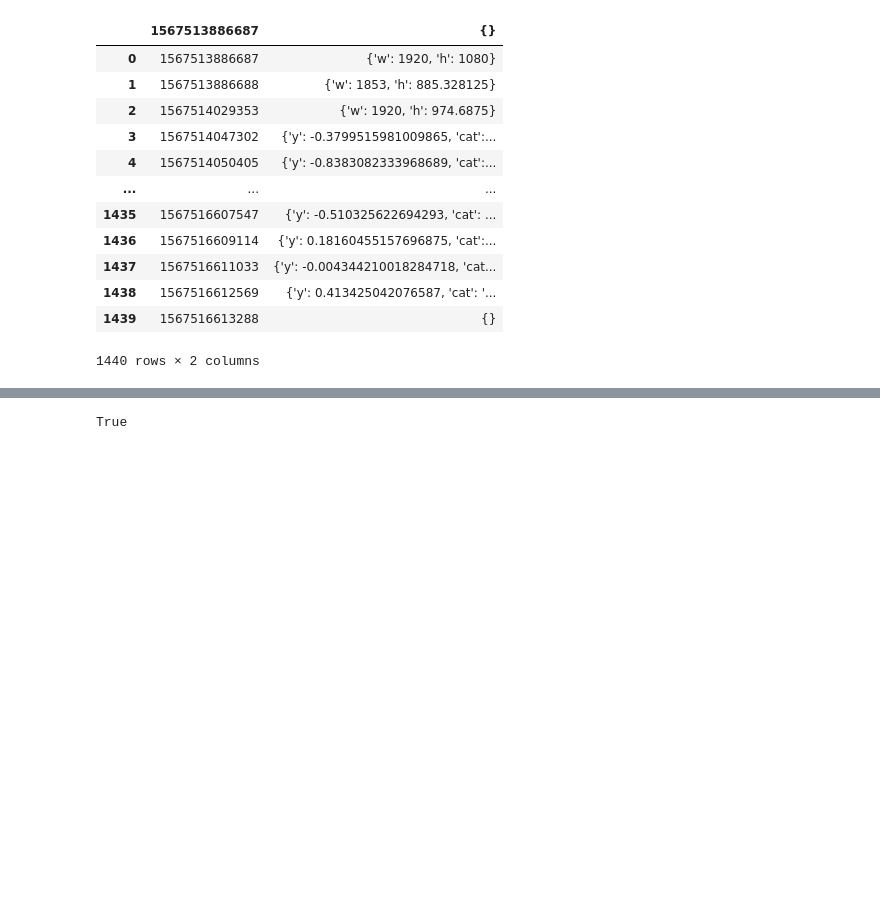
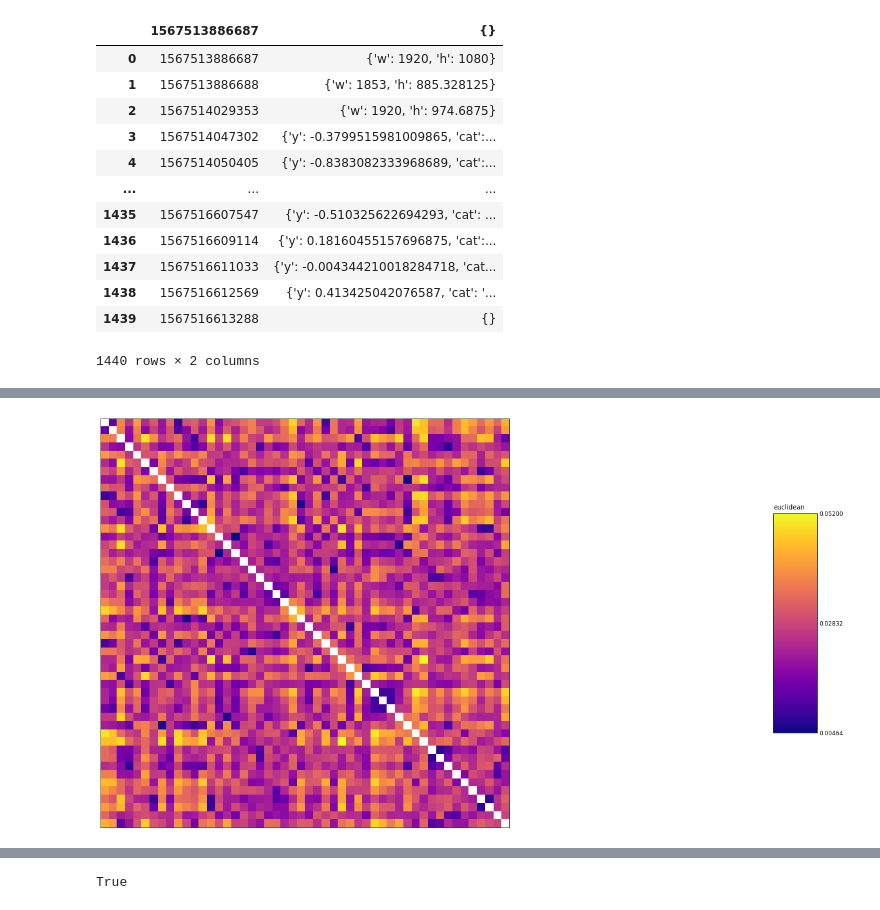
Before and after one commit to Taranks7/AVIMA, a Jupyter notebook: AVIMA_analysis.ipynb, the cells around one changed output, grey strips where cells are left out. Saved outputs shown, nothing was run; the diff lists cells and outputs as text; code cells hidden in the pictures; blank space fills up the shorter version.

```diff
--- a/AVIMA_analysis.ipynb
+++ b/AVIMA_analysis.ipynb
@@ -208,0 +181,7 @@ show_rdm(rdm: 'rsatoolbox.rdm.RDMs', pattern_descriptor: 'str' = None, cmap: 'Un
+# %%
+#subject 1 - mute video
+sub1_mutevid = r"C:\Users\TKS086\Audio-visual_similarity-main\Data\Meadows_avima-videomutesound-version1_v_v2_glad-owl_2_1D.mat"
+rdm_sub1_mutevid = rsa.io.meadows.load_rdms(sub1_mutevid)
+fig,axis,_ = rsa.vis.show_rdm(rdm_sub1_mutevid, cmap = 'plasma', figsize=(25,25), show_colorbar="figure")
+# %% [output]
+[figure, added]
```
Also changed, not shown: parts of 130 cells of this notebook.
